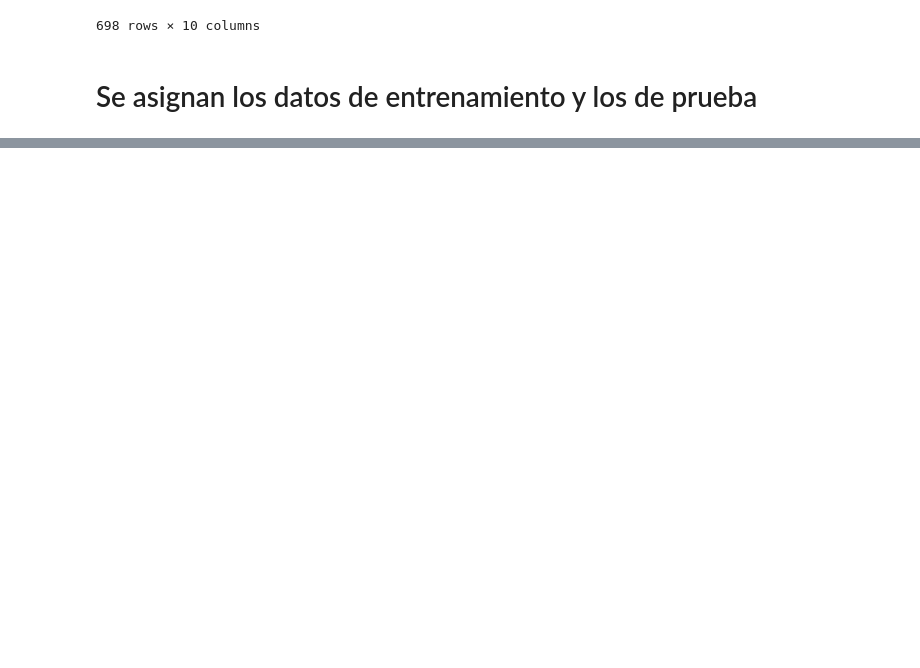
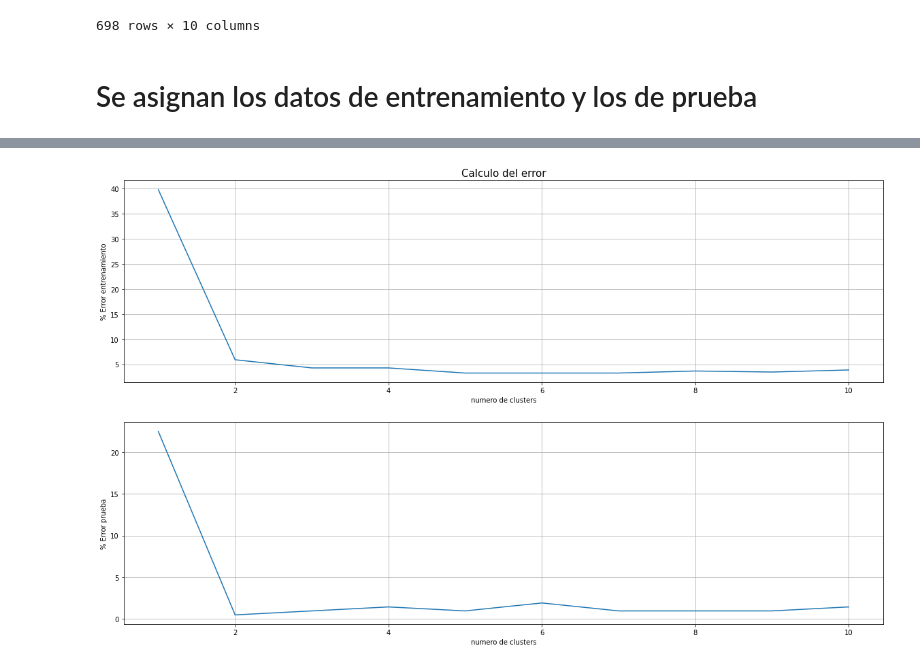
Before and after one commit to nandrom/senalesIII, a Jupyter notebook: Proyecto_final.ipynb, the cells around one changed output, grey strips where cells are left out. Saved outputs shown, nothing was run; the diff lists cells and outputs as text; code cells hidden in the pictures; blank space fills up the shorter version.

```diff
--- a/Proyecto_final.ipynb
+++ b/Proyecto_final.ipynb
@@ -305,0 +312,16 @@ plt.grid()
+# %%
+plt.figure(figsize=(20,12))
+plt.subplot(211)
+plt.title("Calculo del error",fontsize=15)
+plt.plot(range(1,kmax), Eperrores)
+plt.xlabel("numero de clusters")
+plt.ylabel("% Error entrenamiento")
+plt.grid()
+
+plt.subplot(212)
+plt.plot(range(1,kmax), Pperrores)
+plt.xlabel("numero de clusters")
+plt.ylabel("% Error prueba")
+plt.grid()
+# %% [output]
+[figure, added]
```
Also changed, not shown: parts of 9 cells of this notebook.
